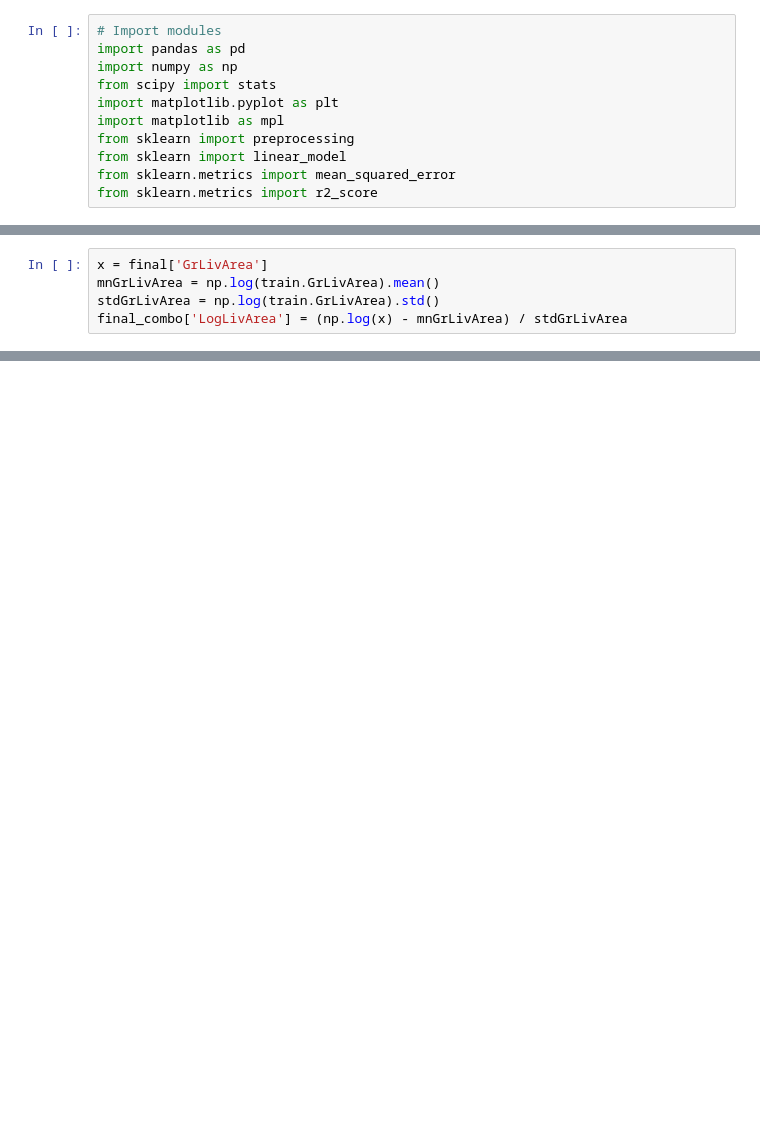
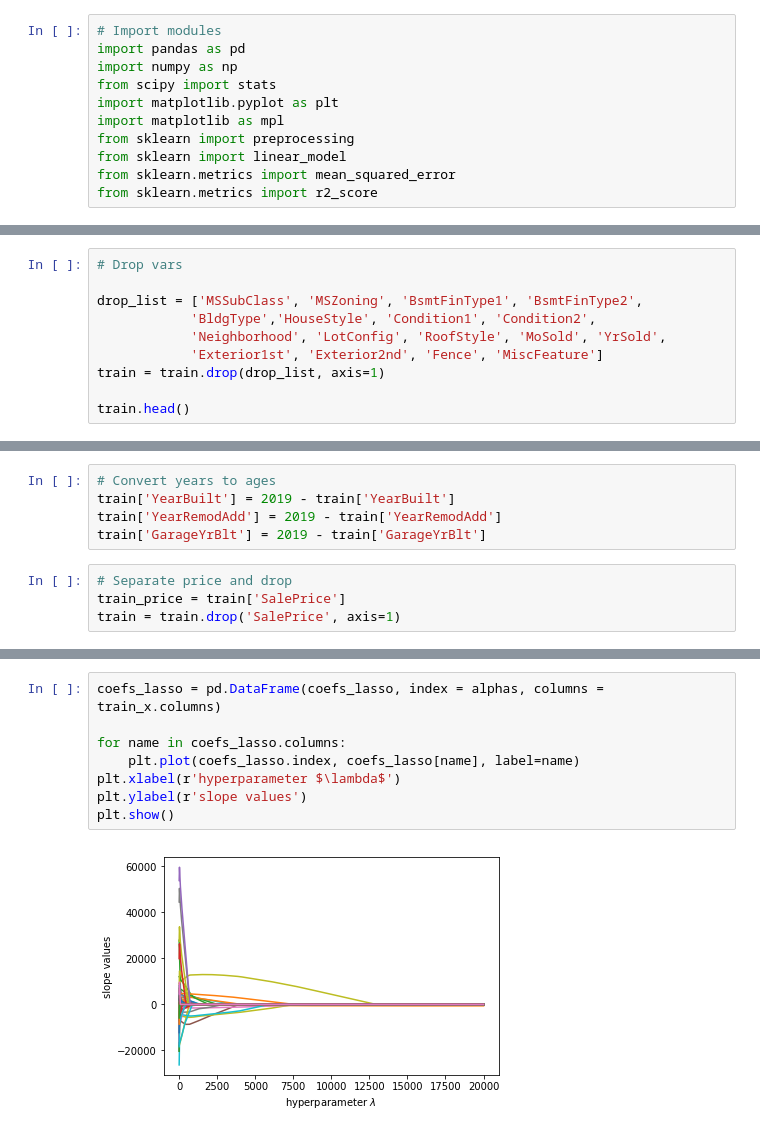
Before and after one commit to marc7531/housing-project, a Jupyter notebook: kraus/Super_complicated.ipynb, the cells around one changed output, grey strips where cells are left out. Drawn from its saved outputs; the diff is of its cells as text; blank space fills up the shorter version.

```diff
--- a/kraus/Super_complicated.ipynb
+++ b/kraus/Super_complicated.ipynb
@@ -129,5 +11,0 @@ final_combo = pd.concat([final_norm,final_categ],axis=1)
-# %%
-x = final['GrLivArea']
-mnGrLivArea = np.log(train.GrLivArea).mean()
-stdGrLivArea = np.log(train.GrLivArea).std()
-final_combo['LogLivArea'] = (np.log(x) - mnGrLivArea) / stdGrLivArea
@@ -174,0 +46,10 @@ train_combo.isna
+# %%
+# Drop vars
+
+drop_list = ['MSSubClass', 'MSZoning', 'BsmtFinType1', 'BsmtFinType2',
+            'BldgType','HouseStyle', 'Condition1', 'Condition2',
+            'Neighborhood', 'LotConfig', 'RoofStyle', 'MoSold', 'YrSold',
+            'Exterior1st', 'Exterior2nd', 'Fence', 'MiscFeature']
+train = train.drop(drop_list, axis=1)
+
+train.head()
@@ -174,0 +64,9 @@ train_combo.isna
+# %%
+# Convert years to ages
+train['YearBuilt'] = 2019 - train['YearBuilt']
+train['YearRemodAdd'] = 2019 - train['YearRemodAdd']
+train['GarageYrBlt'] = 2019 - train['GarageYrBlt']
+# %%
+# Separate price and drop
+train_price = train['SalePrice']
+train = train.drop('SalePrice', axis=1)
@@ -174,0 +116,10 @@ train_combo.isna
+# %%
+coefs_lasso = pd.DataFrame(coefs_lasso, index = alphas, columns = train_x.columns)
+
+for name in coefs_lasso.columns:
+    plt.plot(coefs_lasso.index, coefs_lasso[name], label=name)
+plt.xlabel(r'hyperparameter $\lambda$')
+plt.ylabel(r'slope values')
+plt.show()
+# %% [output]
+[figure, added]
```
Also changed, not shown: parts of 36 cells of this notebook.
